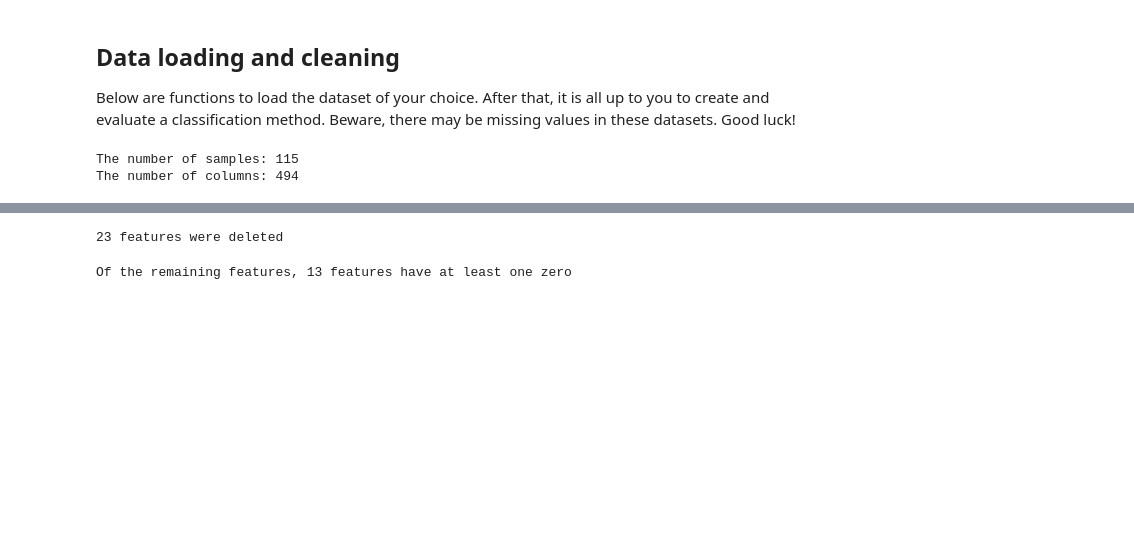
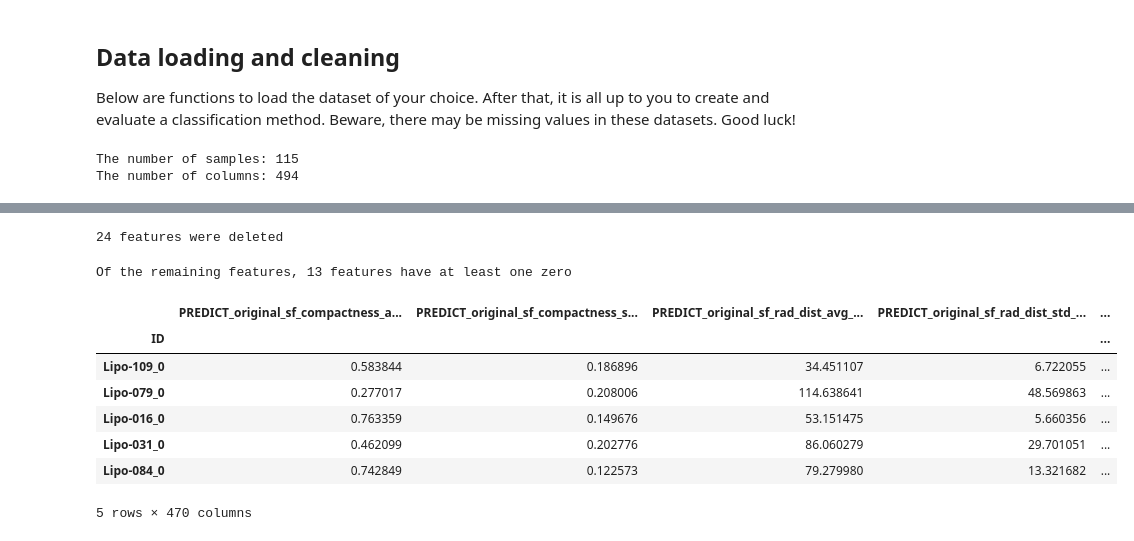
Before and after one commit to Doesjka/TM10007_ML_g9, a Jupyter notebook: assignment.ipynb, the cells around one changed output, grey strips where cells are left out. Cells and saved outputs as stored; diff of their text form; code cells hidden in the pictures; blank space fills up the shorter version.

```diff
--- a/assignment.ipynb
+++ b/assignment.ipynb
@@ -22,19 +37,28 @@ The number of columns: 494
 # %%
-zeros = (data == 0).sum()
-threshold = 0.5 * len(data.index)
-feature_del = zeros[zeros > 60]
+zeros = (X_train == 0).sum()
+threshold = 0.5 * len(y_train)
+feature_del = zeros[zeros > threshold]
 
-new_data = data.drop(columns=feature_del.index)
-print(f'{len(data.columns)-len(new_data.columns)} features were deleted')
+X_train = X_train.drop(columns=feature_del.index)
+print(f'{len(data.columns)-len(X_train.columns)} features were deleted')
 # %% [output]
-23 features were deleted
+24 features were deleted
 # %%
-more_zeros = (new_data == 0).sum()
-pd.set_option('display.max_rows', None)
+more_zeros = (X_train == 0).sum()
 columns_zeros = more_zeros[more_zeros > 0].index
 print(f'Of the remaining features, {len(columns_zeros)} features have at least one zero')
 
 for column in columns_zeros:
-  new_data[column] = new_data[column].replace(0, new_data[column].mean())
+  X_train[column] = X_train[column].replace(0, X_train[column].mean())
+
+X_train.head()
 # %% [output]
 Of the remaining features, 13 features have at least one zero
+|  | PREDICT_original_sf_compactness_a... | PREDICT_original_sf_compactness_s... | PREDICT_original_sf_rad_dist_avg_... | PREDICT_original_sf_rad_dist_std_... | ... |
+| ID |  |  |  |  | ... |
+| Lipo-109_0 | 0.583844 | 0.186896 | 34.451107 | 6.722055 | ... |
+| Lipo-079_0 | 0.277017 | 0.208006 | 114.638641 | 48.569863 | ... |
+| Lipo-016_0 | 0.763359 | 0.149676 | 53.151475 | 5.660356 | ... |
+| Lipo-031_0 | 0.462099 | 0.202776 | 86.060279 | 29.701051 | ... |
+| Lipo-084_0 | 0.742849 | 0.122573 | 79.279980 | 13.321682 | ... |
+5 rows × 470 columns
```
Also changed, not shown: parts of 8 cells of this notebook.
